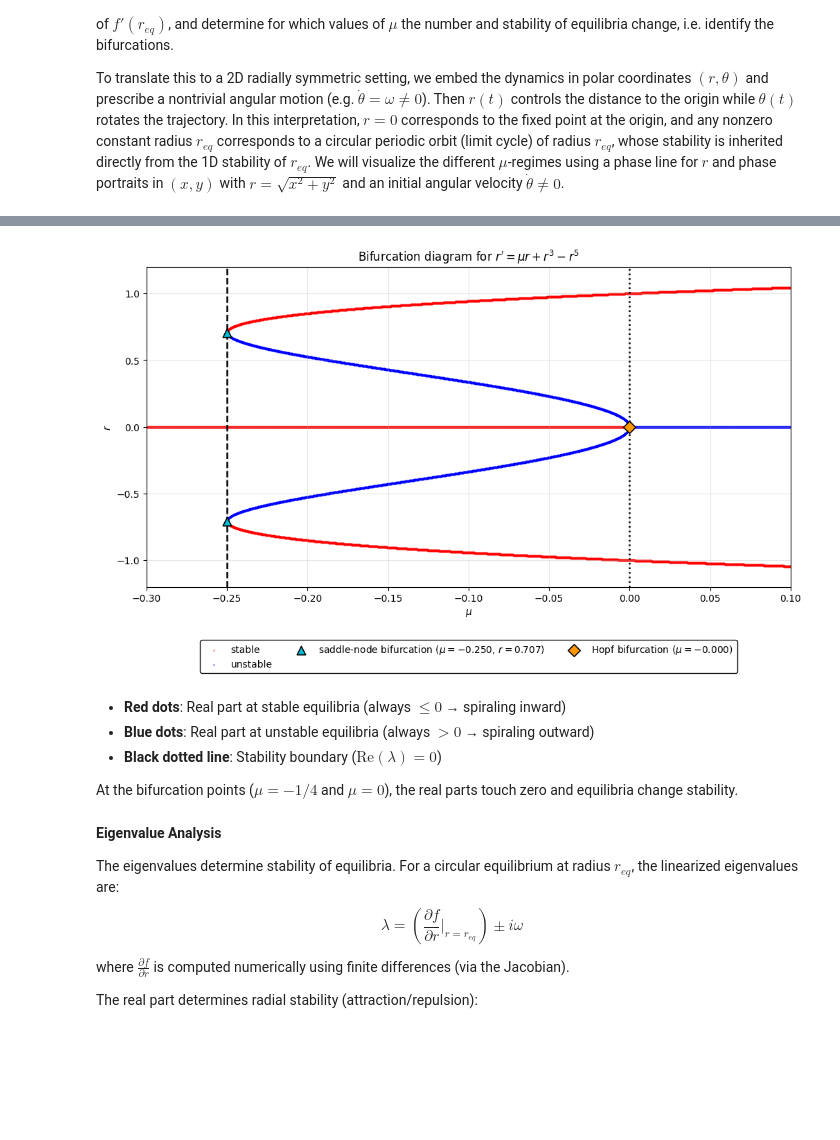
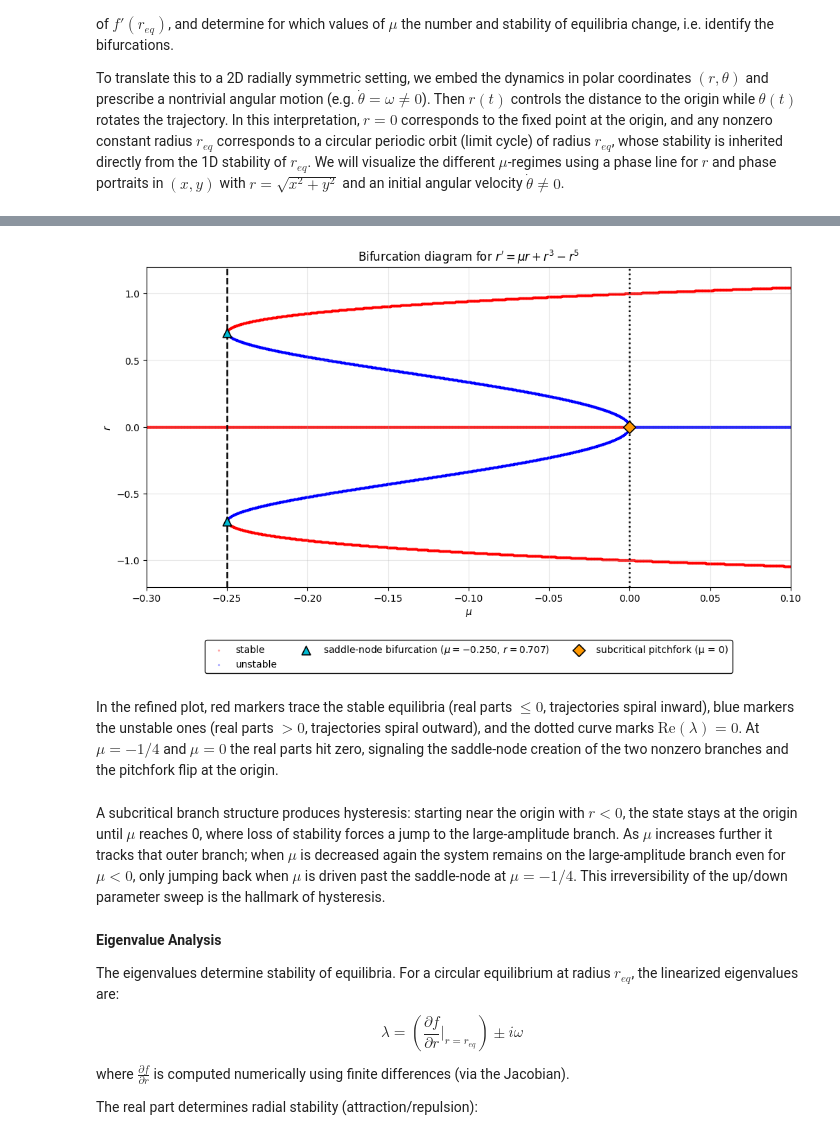
Before and after one commit to trcools/2e-bachelor-Fysica, a Jupyter notebook: Biophysics/Examen/Exam-part-2/finals-part-2.ipynb, the cells around one changed output, grey strips where cells are left out. Saved outputs shown, nothing was run; the diff lists cells and outputs as text; code cells hidden in the pictures; blank space fills up the shorter version.

```diff
--- a/Biophysics/Examen/Exam-part-2/finals-part-2.ipynb
+++ b/Biophysics/Examen/Exam-part-2/finals-part-2.ipynb
@@ -38,4 +39,10 @@ To translate this to a 2D radially symmetric setting, we embed the dynamics in p
 # %%
-radial.plot_bifurcation_1d(mu_range=(-1, 1), r_range=(-2, 2), n_mu=3000, legend=True, include_negative=True)
+fig = radial.plot_bifurcation_1d(mu_range=(-1, 1), r_range=(-2, 2), n_mu=3000, legend=True, include_negative=True)
+ax = plt.gca()
+leg = ax.get_legend()
+if leg:
+    for text in leg.get_texts():
+        if "Hopf" in text.get_text():
+            text.set_text("subcritical pitchfork (μ = 0)")
 plt.show()
 # %% [output]
@@ -52,15 +61,19 @@ Now we will take a closer look.
 # %%
 plt.close('all')
-radial.plot_bifurcation_1d(mu_range=(-0.3, 0.1), r_range=(-1.2, 1.2), n_mu=3000, legend=True, include_negative=True)
+fig = radial.plot_bifurcation_1d(mu_range=(-0.3, 0.1), r_range=(-1.2, 1.2), n_mu=3000, legend=True, include_negative=True)
+ax = plt.gca()
+leg = ax.get_legend()
+if leg:
+    for text in leg.get_texts():
+        if "Hopf" in text.get_text():
+            text.set_text("subcritical pitchfork (μ = 0)")
 plt.show()
 # %% [output]
-[figure, old version]
+[figure, new version]
-# %% [markdown]
-- **Red dots**: Real part at stable equilibria (always $\leq 0$ → spiraling inward)
-- **Blue dots**: Real part at unstable equilibria (always $> 0$ → spiraling outward)
-- **Black dotted line**: Stability boundary ($\text{Re}(\lambda) = 0$)
-
-At the bifurcation points ($\mu = -1/4$ and $\mu = 0$), the real parts touch zero and equilibria change stability.
+# %% [markdown]
+In the refined plot, red markers trace the stable equilibria (real parts $\le 0$, trajectories spiral inward), blue markers the unstable ones (real parts $>0$, trajectories spiral outward), and the dotted curve marks $\text{Re}(\lambda)=0$. At $\mu=-1/4$ and $\mu=0$ the real parts hit zero, signaling the saddle-node creation of the two nonzero branches and the pitchfork flip at the origin.
+# %% [markdown]
+A subcritical branch structure produces hysteresis: starting near the origin with $r<0$, the state stays at the origin until $\mu$ reaches 0, where loss of stability forces a jump to the large-amplitude branch. As $\mu$ increases further it tracks that outer branch; when $\mu$ is decreased again the system remains on the large-amplitude branch even for $\mu<0$, only jumping back when $\mu$ is driven past the saddle-node at $\mu=-1/4$. This irreversibility of the up/down parameter sweep is the hallmark of hysteresis.
 # %% [markdown]
 **Eigenvalue Analysis**
 
```
Also changed, not shown: parts of 27 cells of this notebook.
